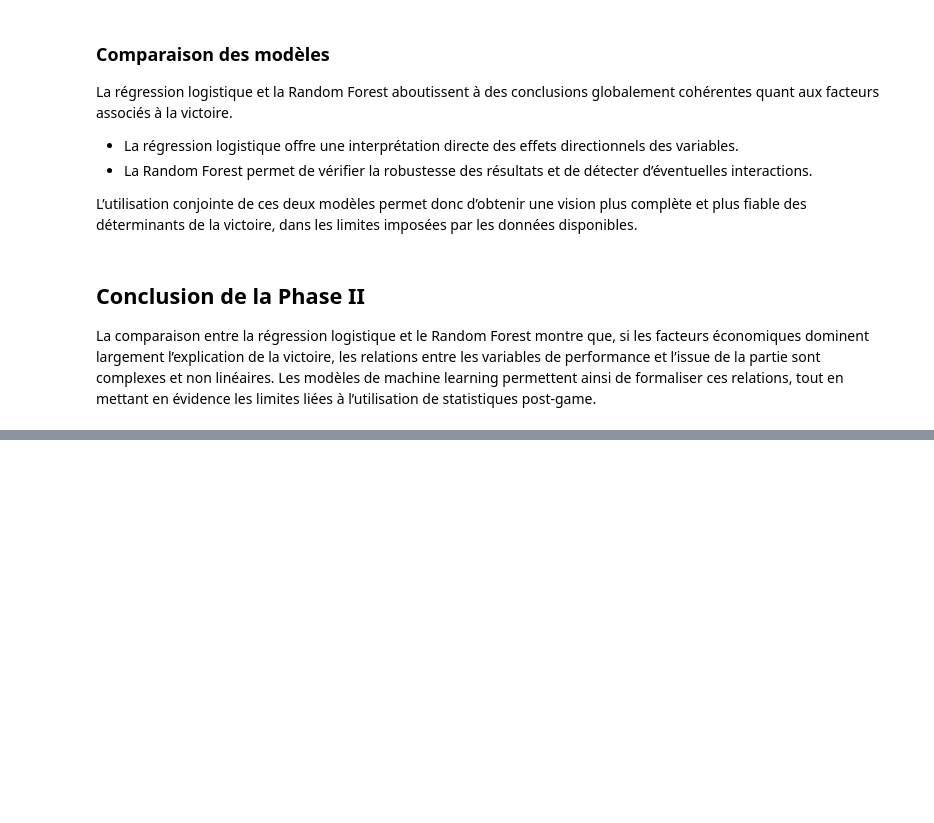
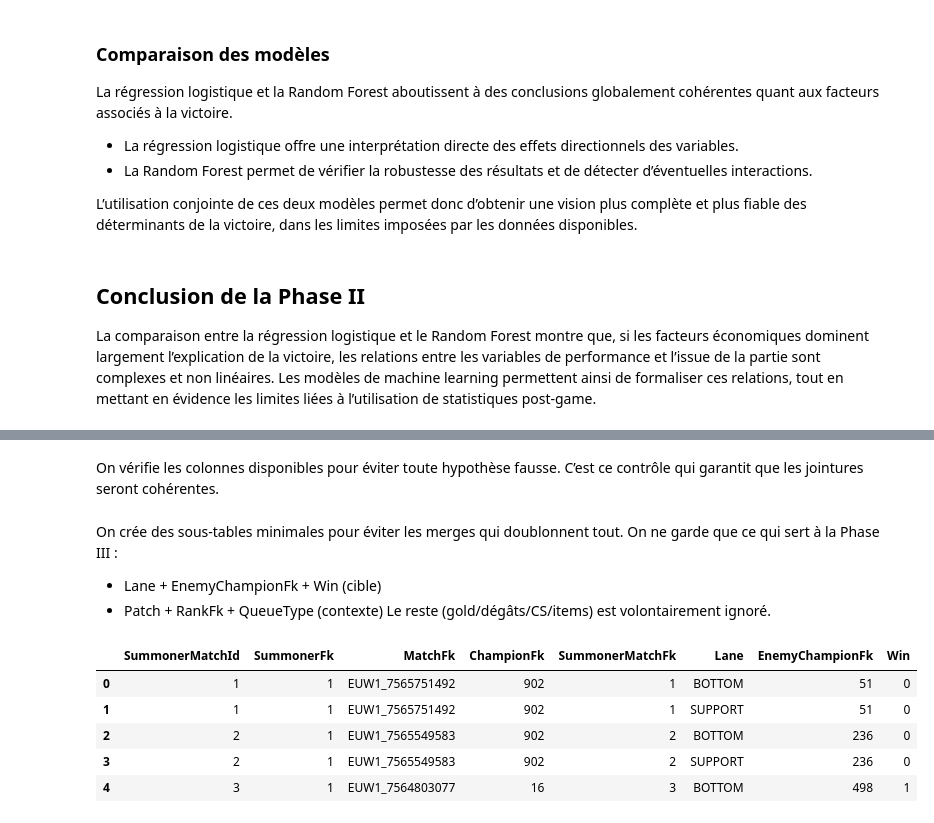
Before and after one commit to denisjng/LeagueOfLegendsMeta, a Jupyter notebook: Code/LoLMeta.ipynb, the cells around one changed output, grey strips where cells are left out. Cells and saved outputs as stored; diff of their text form; code cells hidden in the pictures; blank space fills up the shorter version.

```diff
--- a/Code/LoLMeta.ipynb
+++ b/Code/LoLMeta.ipynb
@@ -1914,0 +1927,11 @@ Les modèles de machine learning permettent ainsi de formaliser ces relations, t
+# %%
+import pandas as pd
+
+summoner_match_df = summoner_match_clean
+match_stats_df = match_stats_clean
+match_df = team_match_clean
+champion_df = champions_df
+rank_df = ranks_df
+print("Loaded:",
+      len(summoner_match_df), len(match_stats_df),
+      len(match_df), len(champion_df), len(rank_df))
@@ -1914,0 +1960,3 @@ Les modèles de machine learning permettent ainsi de formaliser ces relations, t
+# %% [markdown]
+On vérifie les colonnes disponibles pour éviter toute hypothèse fausse.
+C’est ce contrôle qui garantit que les jointures seront cohérentes.
@@ -1914,0 +1986,22 @@ Les modèles de machine learning permettent ainsi de formaliser ces relations, t
+# %% [markdown]
+On crée des sous-tables minimales pour éviter les merges qui doublonnent tout.
+On ne garde que ce qui sert à la Phase III :
+- Lane + EnemyChampionFk + Win (cible)
+- Patch + RankFk + QueueType (contexte)
+Le reste (gold/dégâts/CS/items) est volontairement ignoré.
+# %%
+df_pregame = sm.merge(
+    ms,
+    left_on="SummonerMatchId",
+    right_on="SummonerMatchFk",
+    how="inner"
+)
+
+df_pregame.head()
+# %% [output]
+|  | SummonerMatchId | SummonerFk | MatchFk | ChampionFk | SummonerMatchFk | Lane | EnemyChampionFk | Win |
+| 0 | 1 | 1 | EUW1_7565751492 | 902 | 1 | BOTTOM | 51 | 0 |
+| 1 | 1 | 1 | EUW1_7565751492 | 902 | 1 | SUPPORT | 51 | 0 |
+| 2 | 2 | 1 | EUW1_7565549583 | 902 | 2 | BOTTOM | 236 | 0 |
+| 3 | 2 | 1 | EUW1_7565549583 | 902 | 2 | SUPPORT | 236 | 0 |
+| 4 | 3 | 1 | EUW1_7564803077 | 16 | 3 | BOTTOM | 498 | 1 |
```
Also changed, not shown: parts of 27 cells of this notebook.
